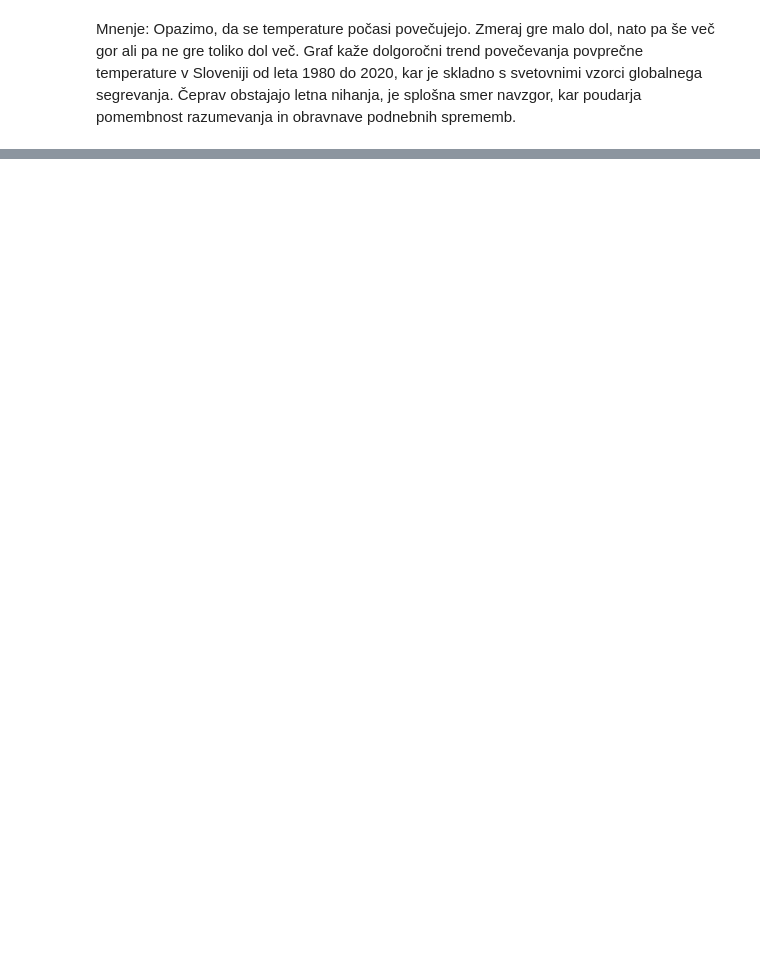
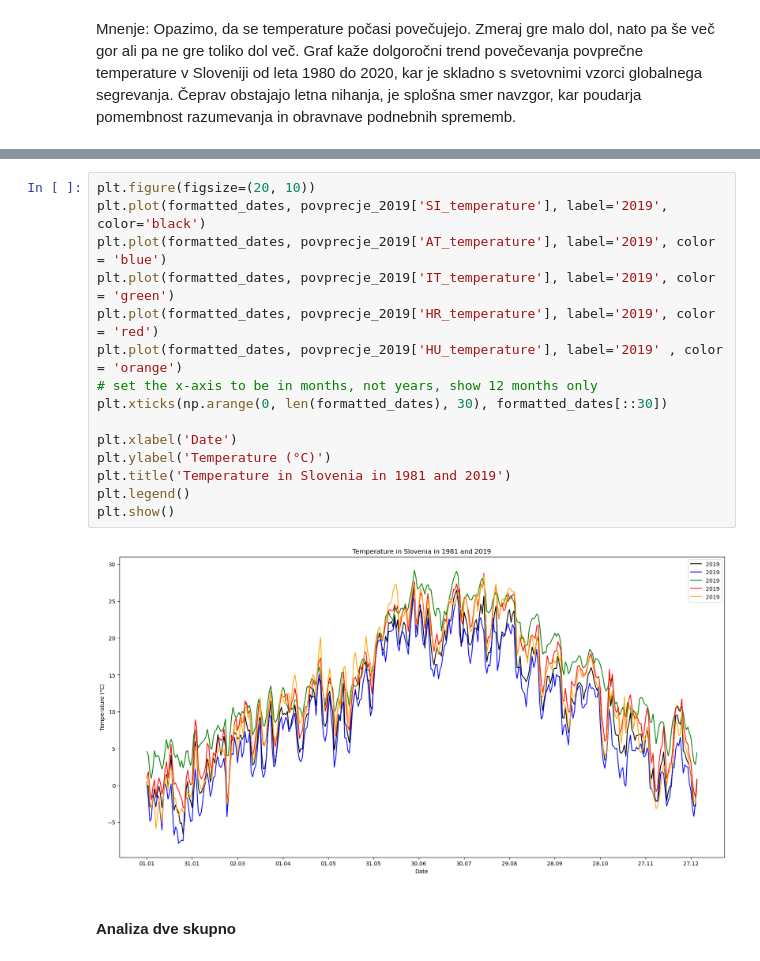
Before and after one commit to hackecTim/PR24-ZM-TPZ-NC, a Jupyter notebook: obdelava.ipynb, the cells around one changed output, grey strips where cells are left out. Cells and saved outputs as stored; diff of their text form; blank space fills up the shorter version.

```diff
--- a/obdelava.ipynb
+++ b/obdelava.ipynb
@@ -284,0 +361,19 @@ Lahko pričakujemo, da se bo Slovenija v naslednjem desetletju ogrela za 0.93 °
+# %%
+plt.figure(figsize=(20, 10))
+plt.plot(formatted_dates, povprecje_2019['SI_temperature'], label='2019', color='black')
+plt.plot(formatted_dates, povprecje_2019['AT_temperature'], label='2019', color = 'blue')
+plt.plot(formatted_dates, povprecje_2019['IT_temperature'], label='2019', color = 'green')
+plt.plot(formatted_dates, povprecje_2019['HR_temperature'], label='2019', color = 'red')
+plt.plot(formatted_dates, povprecje_2019['HU_temperature'], label='2019' , color = 'orange')
+# set the x-axis to be in months, not years, show 12 months only
+plt.xticks(np.arange(0, len(formatted_dates), 30), formatted_dates[::30])
+
+plt.xlabel('Date')
+plt.ylabel('Temperature (°C)')
+plt.title('Temperature in Slovenia in 1981 and 2019')
+plt.legend()
+plt.show()
+# %% [output]
+[figure, added]
+# %% [markdown]
+#### Analiza dve skupno
```
Also changed, not shown: parts of 22 cells of this notebook.
